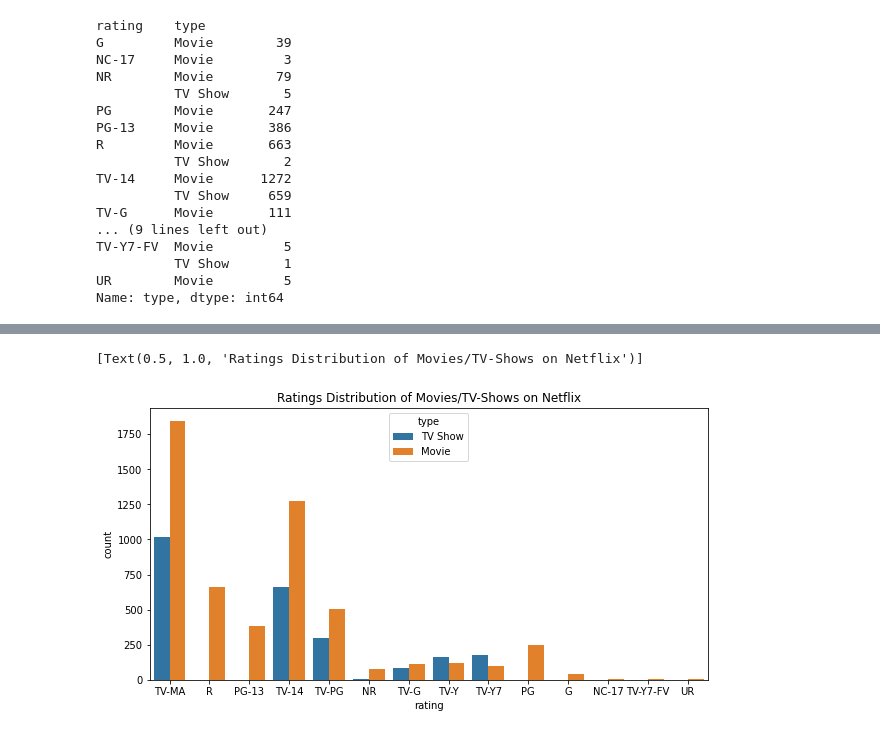
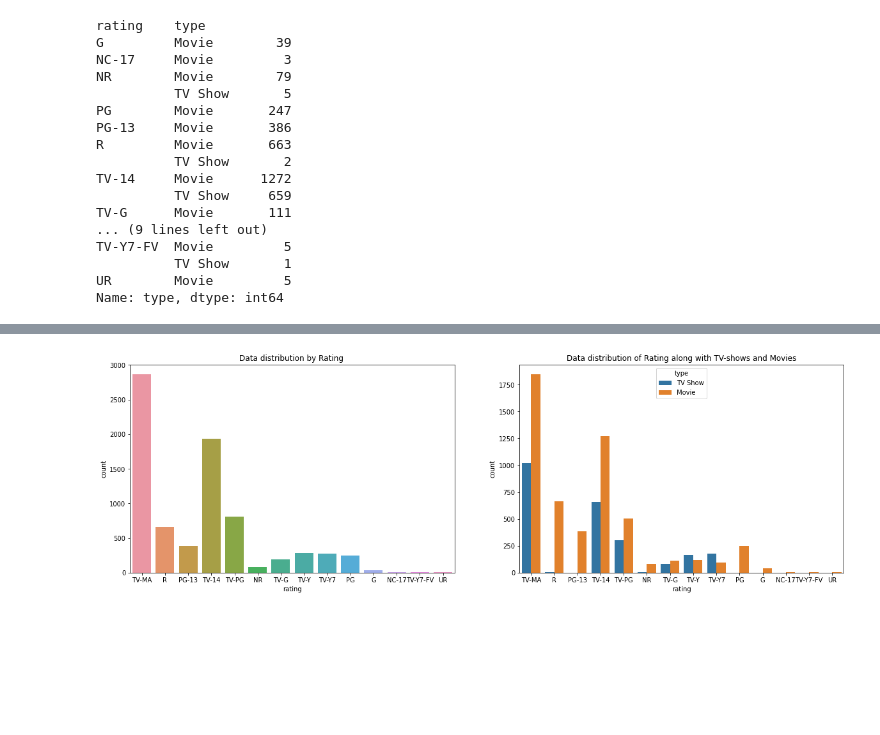
Before and after one commit to MadhurAwasthi/NETFLIX-MOVIES-AND-TV-SHOWS-CLUSTERING-UNSUPERVISED-ML, a Jupyter notebook: NETFLIX_MOVIES_AND_TV_SHOWS_CLUSTERING.ipynb, the cells around one changed output, grey strips where cells are left out. Saved outputs shown, nothing was run; the diff lists cells and outputs as text; code cells hidden in the pictures; blank space fills up the shorter version.

```diff
--- a/NETFLIX_MOVIES_AND_TV_SHOWS_CLUSTERING.ipynb
+++ b/NETFLIX_MOVIES_AND_TV_SHOWS_CLUSTERING.ipynb
@@ -339,9 +348,14 @@ netflix_df.head()
 | 2 | s3 | Movie | 23:59 | Gilbert Chan | Tedd Chan, Stella Chung, Henley H... | Singapore | December 20, 2018 | 2011 | R | 78 min | ... |
 | 3 | s4 | Movie | 9 | Shane Acker | Elijah Wood, John C. Reilly, Jenn... | United States | November 16, 2017 | 2009 | PG-13 | 80 min | ... |
 | 4 | s5 | Movie | 21 | Robert Luketic | Jim Sturgess, Kevin Spacey, Kate ... | United States | January 1, 2020 | 2008 | PG-13 | 123 min | ... |
-# %%
-fig, axs = plt.subplots(figsize=(10,5))
-sns.countplot(x="rating", hue="type", data=netflix_df).set(title='Ratings Distribution of Movies/TV-Shows on Netflix')
-# %% [output]
-[Text(0.5, 1.0, 'Ratings Distribution of Movies/TV-Shows on Netflix')]
-[figure, removed]
+# %%
+#figured some graphs
+fig,axs = plt.subplots(1,2 ,figsize=(20,6))
+# This graph represent the distribution by Rating
+sns.countplot(x="rating",ax=axs[0], data=netflix_df).set(title='Data distribution by Rating ')
+#This graph represents the distribution of Rating as well as the number of TV-show and Movies
+sns.countplot(x="rating", hue="type",ax=axs[1], data=netflix_df).set(title='Data distribution of Rating along with TV-shows and Movies')
+
+plt.show()
+# %% [output]
+[figure, added]
```
Also changed, not shown: parts of 8 cells of this notebook.
